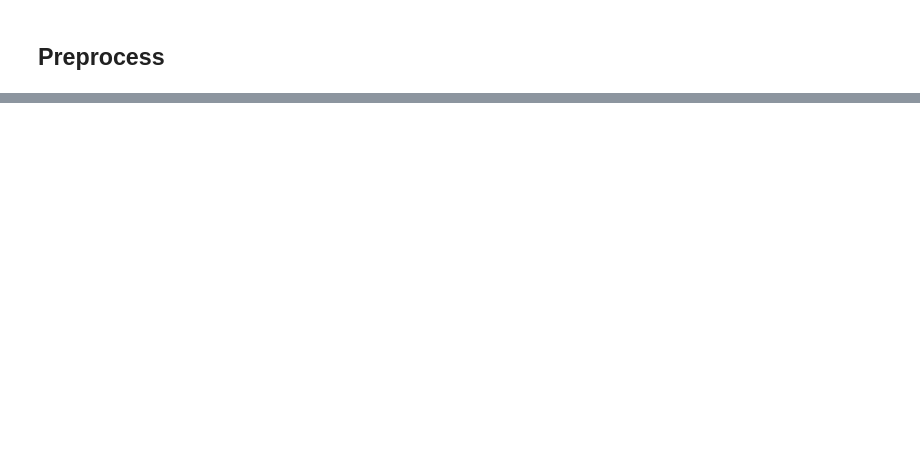
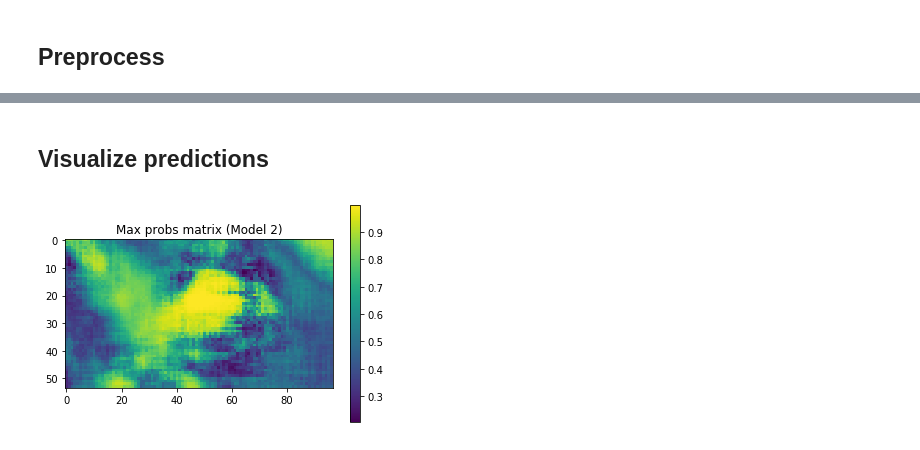
Before and after one commit to basharbme/object_detection, a Jupyter notebook: notebooks/object_detection.ipynb, the cells around one changed output, grey strips where cells are left out. Saved outputs shown, nothing was run; the diff lists cells and outputs as text; code cells hidden in the pictures; blank space fills up the shorter version.

```diff
--- a/notebooks/object_detection.ipynb
+++ b/notebooks/object_detection.ipynb
@@ -92,0 +129,38 @@ img_1_proc /= 255
+# %%
+# prediction
+
+# in numpy, we operate by first height, second width
+idx_matrix_x = np.zeros((pred_height, pred_width))
+prob_matrix_x = np.zeros((pred_height, pred_width))
+
+# target matrix
+target_prob_matrix = np.zeros((pred_height, pred_width))
+
+img_proc = img_1_x_proc
+
+# sliding windows
+for j in range(pred_height):
+    for i in range(pred_width):
+        # in numpy, we operate by first height, second width
+        tmp = img_proc[:, j:(input_size+j), i:(input_size+i), :]
+        pred_tmp = loaded_model.predict(tmp)
+        idx_max = np.argmax(pred_tmp)
+        prob_max = np.max(pred_tmp)
+
+        # target prob
+        prob_target = pred_tmp[0][idx_target]
+
+        # store values
+        idx_matrix_x[j, i] = idx_max
+        prob_matrix_x[j, i] = prob_max
+        target_prob_matrix[j, i] = prob_target
+# %% [markdown]
+## Visualize predictions
+# %%
+plt.imshow(prob_matrix_x)
+plt.title(title_1)
+plt.colorbar()
+plt.savefig(imagename_1)
+plt.show()
+# %% [output]
+[figure, added]
```
Also changed, not shown: parts of 22 cells of this notebook.
